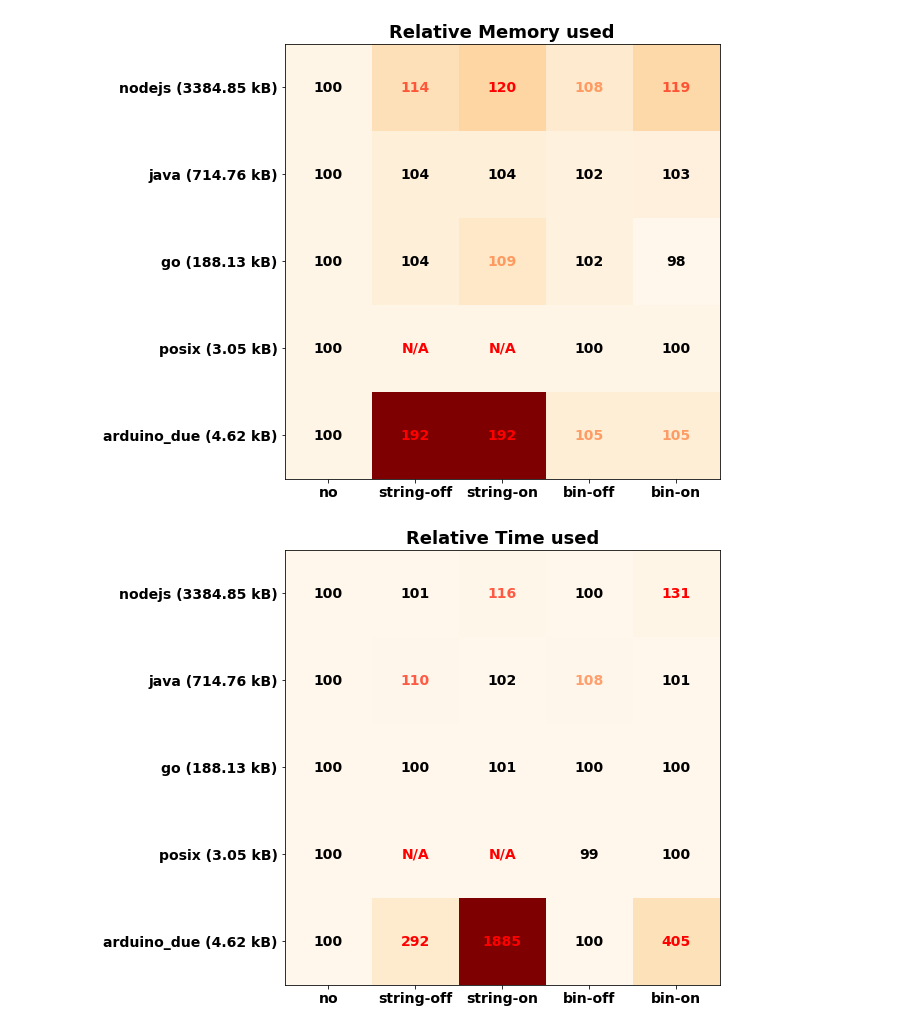
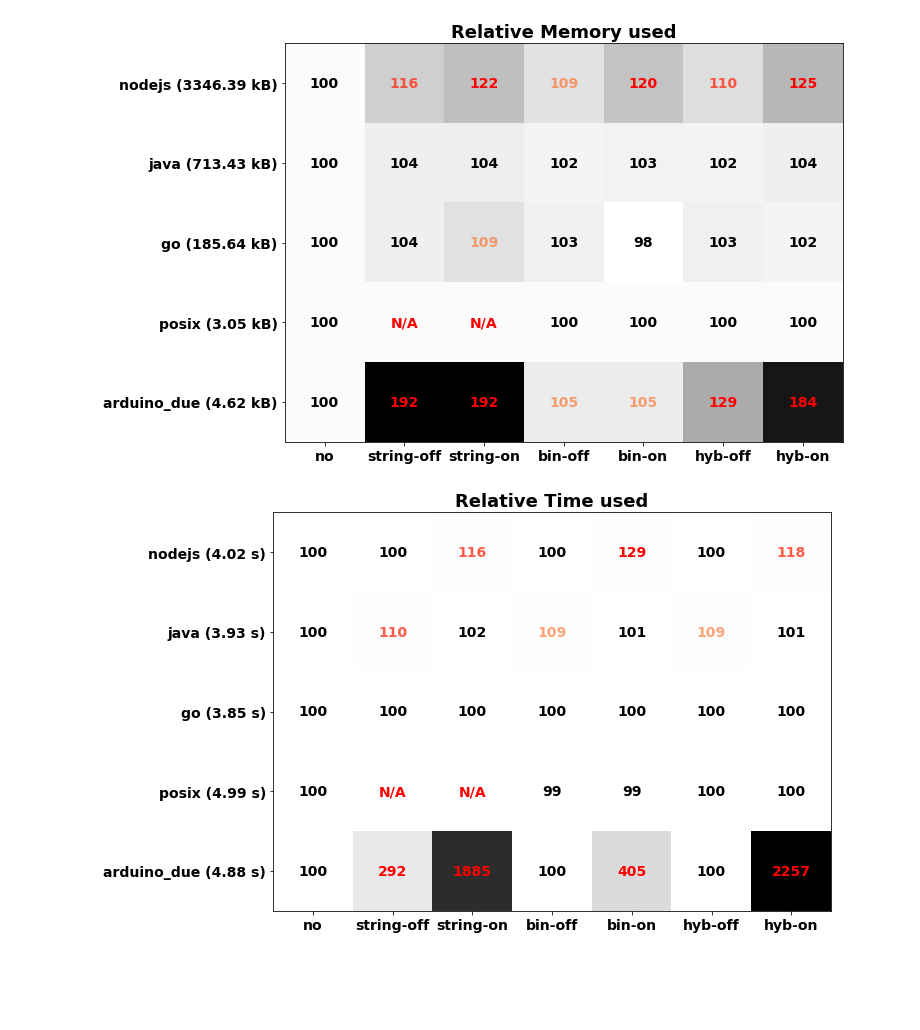
Before and after one commit to brice-morin/thingml-logs-xp, a Jupyter notebook: src/main/jupyter/performances.ipynb, the cells around one changed output. Drawn from its saved outputs; the diff is of its cells as text; code cells hidden in the pictures; blank space fills up the shorter version.

```diff
--- a/src/main/jupyter/performances.ipynb
+++ b/src/main/jupyter/performances.ipynb
@@ -7,7 +7,7 @@ from IPython.display import HTML, display
 import matplotlib.pyplot as plt
 # %%
 languages = ['nodejs', 'java', 'go', 'posix', 'arduino_due']
-log_modes = ['monitor', 'monitor-bin']
+log_modes = ['monitor', 'monitor-bin', 'monitor-bin_string']
 modes = ['no', 'off', 'on']
 fig_counter = 0
 root='../../../src-gen/logs'
@@ -87,9 +87,9 @@ for language in languages:
 
 fig = plt.figure(fig_counter, figsize=(10,8))
 plt.imshow(all_loc, cmap='OrRd')
-plt.xticks(range(0, 3), ('no', 'binary', 'string'), weight='heavy', fontsize=14)
-plt.yticks(range(0, 6), y_loc, weight='heavy', fontsize=14)
-for x_val in range(0, 3):
+plt.xticks(range(0, 4), ('no', 'binary', 'string', 'hybrid'), weight='heavy', fontsize=14)
+plt.yticks(range(0, 5), y_loc, weight='heavy', fontsize=14)
+for x_val in range(0, 4):
     for y_val in range(0, len(languages)):
         c = all_loc[y_val][x_val]
         plt.text(x_val, y_val, c, va='center', ha='center', weight='heavy', fontsize=14)
@@ -100,9 +100,9 @@ fig_counter = fig_counter + 1
 
 fig = plt.figure(fig_counter, figsize=(10,8))
 plt.imshow(all_bin, cmap='OrRd')
-plt.xticks(range(0, 3), ('no', 'binary', 'string'), weight='heavy', fontsize=14)
-plt.yticks(range(0, 6), y_bin, weight='heavy', fontsize=14)
-for x_val in range(0, 3):
+plt.xticks(range(0, 4), ('no', 'binary', 'string', 'hybrid'), weight='heavy', fontsize=14)
+plt.yticks(range(0, 5), y_bin, weight='heavy', fontsize=14)
+for x_val in range(0, 4):
     for y_val in range(0, len(languages)):
         c = all_bin[y_val][x_val]
         plt.text(x_val, y_val, c, va='center', ha='center', weight='heavy', fontsize=14)
@@ -194,40 +194,40 @@ for language in languages:
     lang_mem = np.round(np.array(lang_mem)/mem_no*100,2)
     all_t.append(lang_t)
     all_mem.append(lang_mem)
 
 # print(np.array(all_t).shape)
 # print(np.array(all_t))
 # print(np.array(all_mem).shape)
 # print(np.array(all_mem))
 
-def plotSummary(array, legend):
+def plotSummary(array, legend, ylegend):
     global fig_counter
     fig = plt.figure(fig_counter, figsize=(10,8))
-    plt.imshow(array, cmap='OrRd')
-    plt.xticks(range(0, 5), ('no', 'string-off', 'string-on', 'bin-off', 'bin-on'), weight='heavy', fontsize=14)
-    plt.yticks(range(0, len(valid_lang_mem)), valid_lang_mem, weight='heavy', fontsize=14)
-    for x_val in range(0, 5):
-        for y_val in range(0, len(valid_lang_mem)):
+    plt.imshow(array, cmap='binary')#'OrRd')
+    plt.xticks(range(0, 7), ('no', 'string-off', 'string-on', 'bin-off', 'bin-on', 'hyb-off', 'hyb-on'), weight='heavy', fontsize=14)
+    plt.yticks(range(0, len(ylegend)), ylegend, weight='heavy', fontsize=14)
+    for x_val in range(0, 7):
+        for y_val in range(0, len(ylegend)):
             if (x_val == 1 or x_val == 2) and y_val == 3:
                 c = 'N/A'
                 plt.text(x_val, y_val, c, va='center', ha='center', weight='heavy', fontsize=14, color = 'r')
             else:
                 c = int(array[y_val][x_val])
                 color = color=(0,0,0,1)
                 if c >= 120:
                     color=(1,0,0,1)
                 elif c >= 110:
                     color=(1,0.2,0.1,0.8)
                 elif c >= 105:
                     color=(1,0.4,0.1,0.6)
                 plt.text(x_val, y_val, c, va='center', ha='center', weight='heavy', fontsize=14, color=color)
 
     plt.title(legend, weight='heavy', fontsize=18)
     plt.show()
     fig_counter = fig_counter + 1
 
-plotSummary(all_mem, 'Relative Memory used')
-plotSummary(all_t, 'Relative Time used')
+plotSummary(all_mem, 'Relative Memory used', valid_lang_mem)
+plotSummary(all_t, 'Relative Time used', valid_lang_t)
 # %% [output]
-[figure, old version]
+[figure, new version]
-[figure, old version]
+[figure, new version]
```
Also changed, not shown: parts of 2 cells of this notebook, 1 other file.
